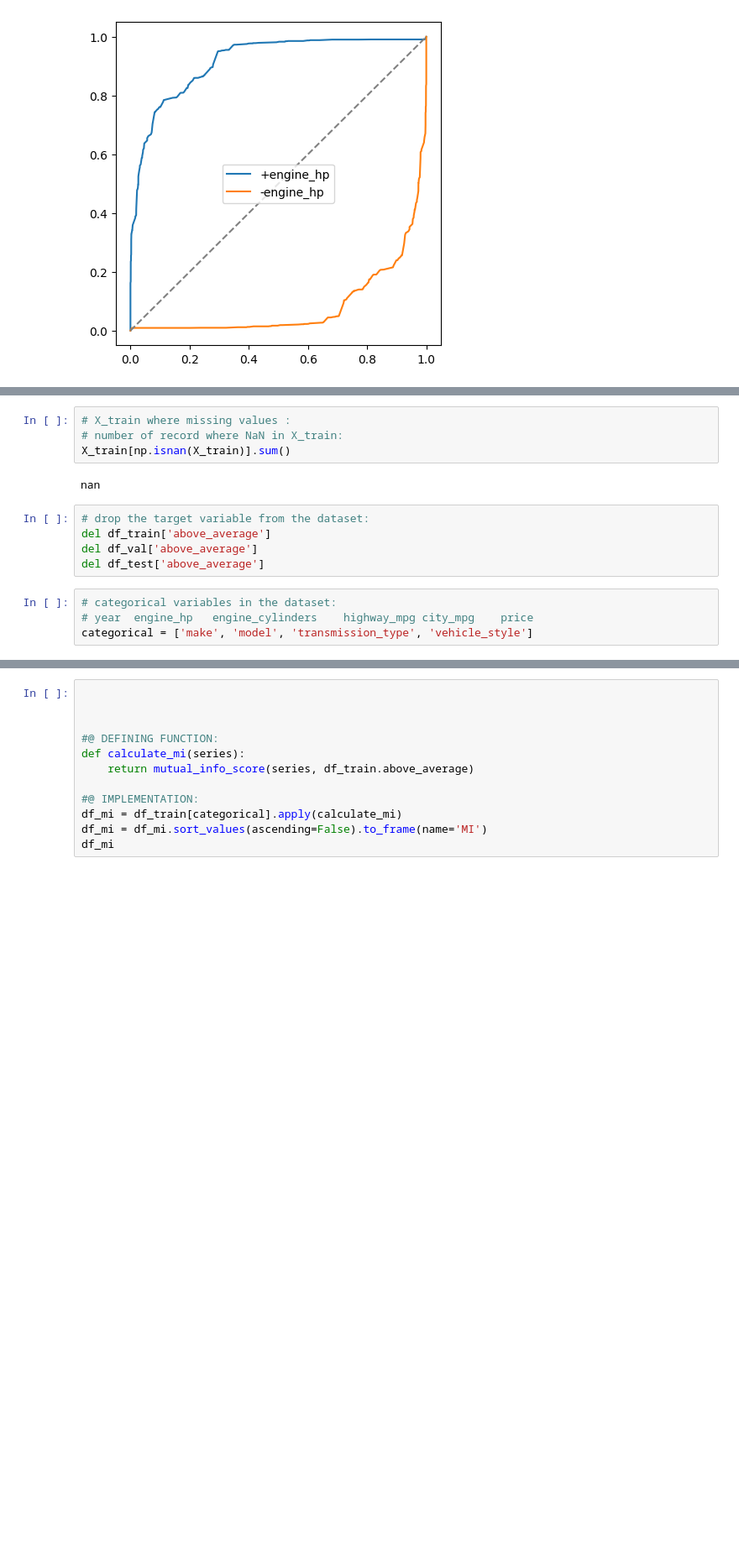
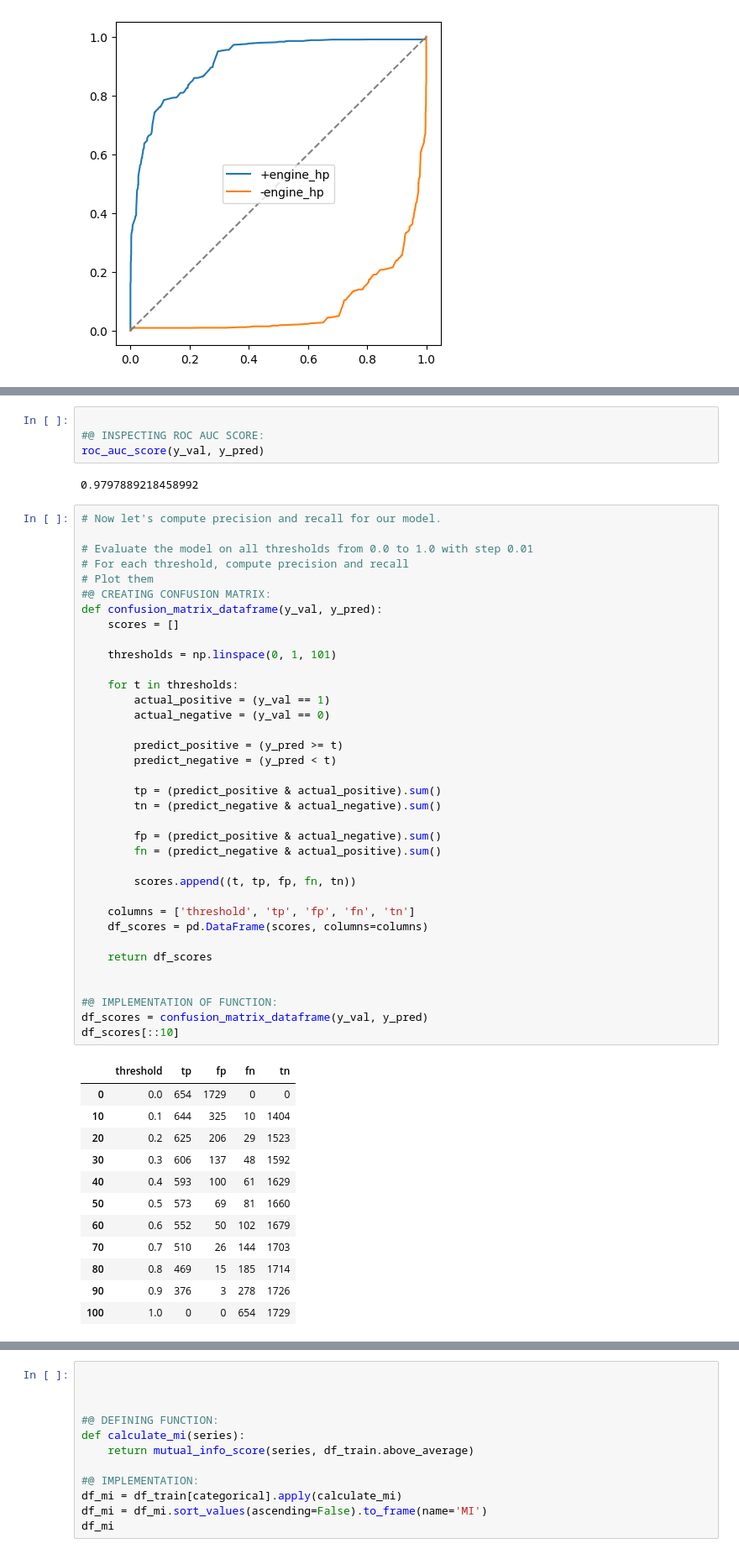
Before and after one commit to mishi-sarfraz/mlzoom_camp, a Jupyter notebook: 2023/assignement4.ipynb, the cells around one changed output, grey strips where cells are left out. Shown: that part at 84% size. Saved outputs shown, nothing was run; the diff lists cells and outputs as text; blank space fills up the shorter version.

```diff
--- a/2023/assignement4.ipynb
+++ b/2023/assignement4.ipynb
@@ -233,15 +268,55 @@ LogisticRegression does not accept missing values encoded as NaN natively. For s
-# %%
-# X_train where missing values :
-# number of record where NaN in X_train:
-X_train[np.isnan(X_train)].sum()
-# %% [output]
-nan
-# %%
-# drop the target variable from the dataset:
-del df_train['above_average']
-del df_val['above_average']
-del df_test['above_average']
-# %%
-# categorical variables in the dataset:
-# year	engine_hp	engine_cylinders	highway_mpg	city_mpg	price
-categorical = ['make', 'model', 'transmission_type', 'vehicle_style']
+# %%
+
+#@ INSPECTING ROC AUC SCORE:
+roc_auc_score(y_val, y_pred)
+# %% [output]
+0.9797889218458992
+# %%
+# Now let's compute precision and recall for our model.
+
+# Evaluate the model on all thresholds from 0.0 to 1.0 with step 0.01
+# For each threshold, compute precision and recall
+# Plot them
+#@ CREATING CONFUSION MATRIX:
+def confusion_matrix_dataframe(y_val, y_pred):
+    scores = []
+
+    thresholds = np.linspace(0, 1, 101)
+
+    for t in thresholds:
+        actual_positive = (y_val == 1)
+        actual_negative = (y_val == 0)
+
+        predict_positive = (y_pred >= t)
+        predict_negative = (y_pred < t)
+
+        tp = (predict_positive & actual_positive).sum()
+        tn = (predict_negative & actual_negative).sum()
+
+        fp = (predict_positive & actual_negative).sum()
+        fn = (predict_negative & actual_positive).sum()
+
+        scores.append((t, tp, fp, fn, tn))
+
+    columns = ['threshold', 'tp', 'fp', 'fn', 'tn']
+    df_scores = pd.DataFrame(scores, columns=columns)
+
+    return df_scores
+
+
+#@ IMPLEMENTATION OF FUNCTION:
+df_scores = confusion_matrix_dataframe(y_val, y_pred)
+df_scores[::10]
+# %% [output]
+|  | threshold | tp | fp | fn | tn |
+| 0 | 0.0 | 654 | 1729 | 0 | 0 |
+| 10 | 0.1 | 644 | 325 | 10 | 1404 |
+| 20 | 0.2 | 625 | 206 | 29 | 1523 |
+| 30 | 0.3 | 606 | 137 | 48 | 1592 |
+| 40 | 0.4 | 593 | 100 | 61 | 1629 |
+| 50 | 0.5 | 573 | 69 | 81 | 1660 |
+| 60 | 0.6 | 552 | 50 | 102 | 1679 |
+| 70 | 0.7 | 510 | 26 | 144 | 1703 |
+| 80 | 0.8 | 469 | 15 | 185 | 1714 |
+| 90 | 0.9 | 376 | 3 | 278 | 1726 |
+| 100 | 1.0 | 0 | 0 | 654 | 1729 |
```
Also changed, not shown: parts of 32 cells of this notebook.
